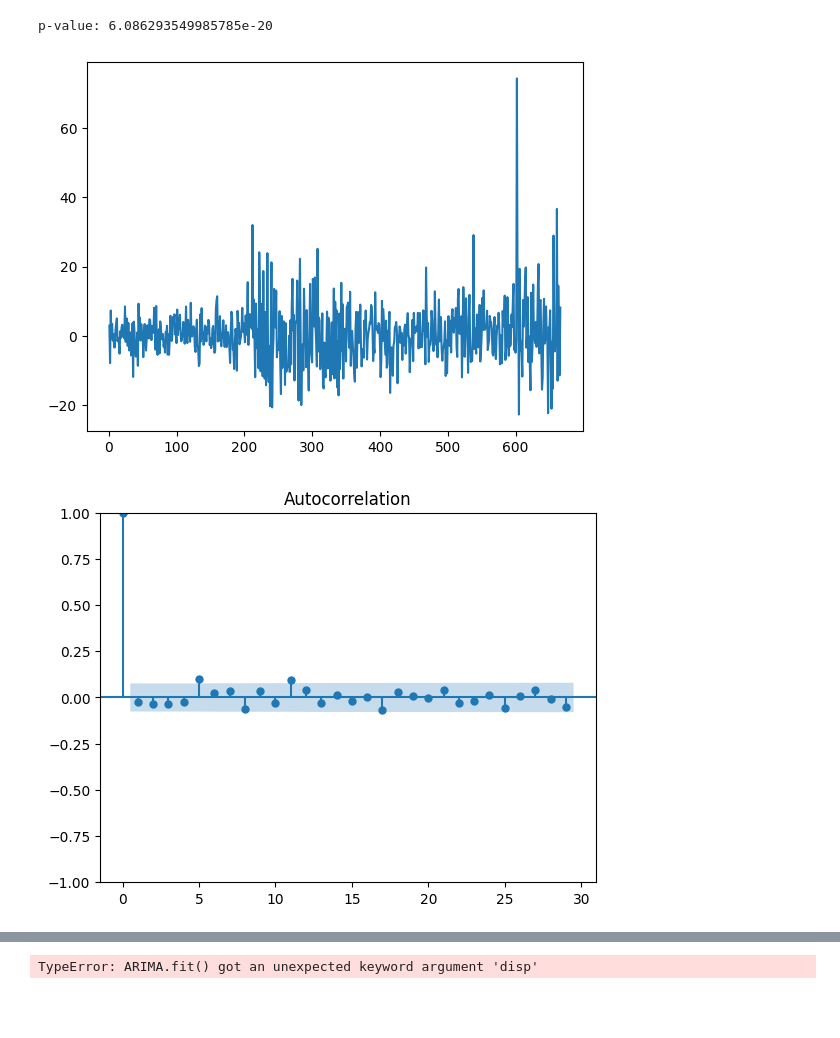
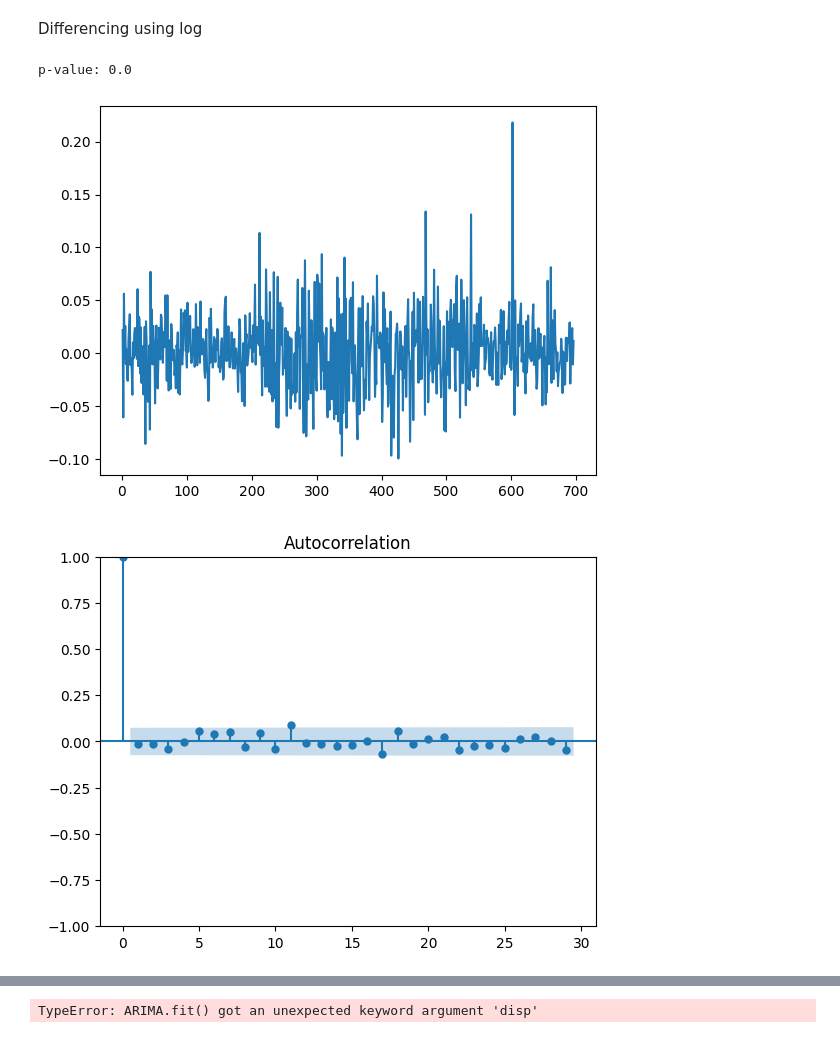
Before and after one commit to ethan-cyj/NUS-Fintech-Project-1, a Jupyter notebook: arima.ipynb, the cells around one changed output, grey strips where cells are left out. Saved outputs shown, nothing was run; the diff lists cells and outputs as text; code cells hidden in the pictures; blank space fills up the shorter version.

```diff
--- a/arima.ipynb
+++ b/arima.ipynb
@@ -25,11 +43,17 @@ p-value: 0.9759879740013196
+# %% [markdown]
+Differencing using log
 # %%
-df_train_diff = df_train["Close"].diff().dropna()
-df_train_diff.plot()
-acf_original = plot_acf(df_train_diff)
-pacf_original = plot_pacf(df_train_diff)
-adf_test = adfuller(df_train_diff)
-print(f'p-value: {adf_test[1]}')
+def make_logdiff(df):
+    df_logdiff = np.log(df["Close"]) - np.log(df["Close"].shift(1))
+    return df_logdiff.dropna()
+
+df_logdiff = make_logdiff(df)
+df_logdiff.plot()
+acf_original = plot_acf(df_logdiff)
+pacf_original = plot_pacf(df_logdiff)
+adf_test = adfuller(df_logdiff)
+print(f'p-value: {adf_test[1]}') #differenced data is stationary
 # %% [output]
-p-value: 6.086293549985785e-20
+p-value: 0.0
-[figure, old version]
+[figure, new version]
-[figure, old version]
+[figure, new version]
```
Also changed, not shown: parts of 15 cells of this notebook.
